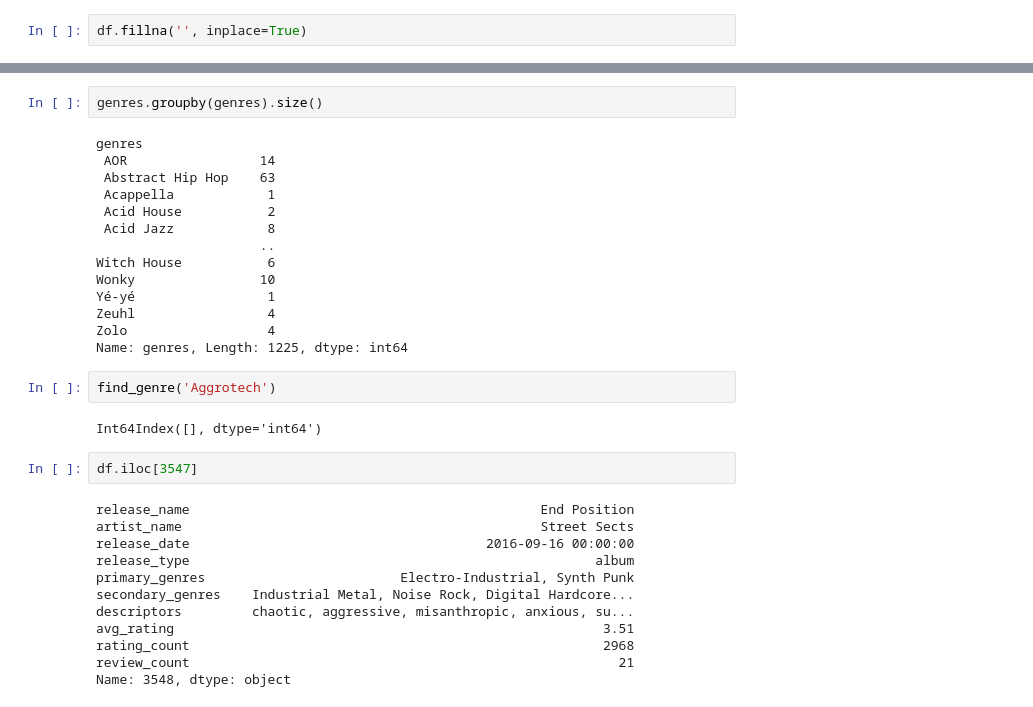
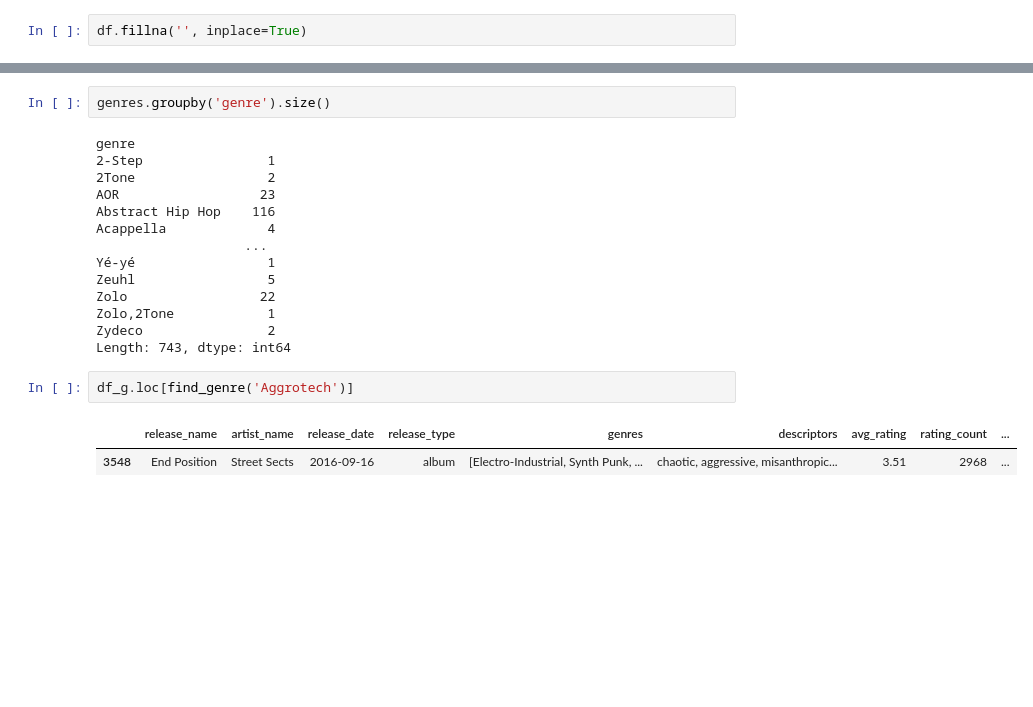
Before and after one commit to panierka/RymTop5000Albums, a Jupyter notebook: eda.ipynb, the cells around one changed output, grey strips where cells are left out. Cells and saved outputs as stored; diff of their text form; blank space fills up the shorter version.

```diff
--- a/eda.ipynb
+++ b/eda.ipynb
@@ -205,35 +203,22 @@ df_g.loc[find_genre('Neofolk'), ['release_name', 'artist_name', 'avg_rating']].s
 | 2004 | The Burning World | Swans | 3.11 |
 # %%
-genres.groupby(genres).size()
+genres.groupby('genre').size()
 # %% [output]
-genres
- AOR                 14
- Abstract Hip Hop    63
- Acappella            1
- Acid House           2
- Acid Jazz            8
-                     ..
-Witch House           6
-Wonky                10
+genre
+2-Step                1
+2Tone                 2
+AOR                  23
+Abstract Hip Hop    116
+Acappella             4
+                   ...
 Yé-yé                 1
-Zeuhl                 4
-Zolo                  4
-Name: genres, Length: 1225, dtype: int64
+Zeuhl                 5
+Zolo                 22
+Zolo,2Tone            1
+Zydeco                2
+Length: 743, dtype: int64
-# %%
-find_genre('Aggrotech')
-# %% [output]
-Int64Index([], dtype='int64')
-# %%
-df.iloc[3547]
-# %% [output]
-release_name                                             End Position
-artist_name                                              Street Sects
-release_date                                      2016-09-16 00:00:00
-release_type                                                    album
-primary_genres                         Electro-Industrial, Synth Punk
-secondary_genres    Industrial Metal, Noise Rock, Digital Hardcore...
-descriptors         chaotic, aggressive, misanthropic, anxious, su...
-avg_rating                                                       3.51
-rating_count                                                     2968
-review_count                                                       21
-Name: 3548, dtype: object
+# %%
+df_g.loc[find_genre('Aggrotech')]
+# %% [output]
+|  | release_name | artist_name | release_date | release_type | genres | descriptors | avg_rating | rating_count | ... |
+| 3548 | End Position | Street Sects | 2016-09-16 | album | [Electro-Industrial, Synth Punk, ... | chaotic, aggressive, misanthropic... | 3.51 | 2968 | ... |
```
Also changed, not shown: parts of 7 cells of this notebook.
